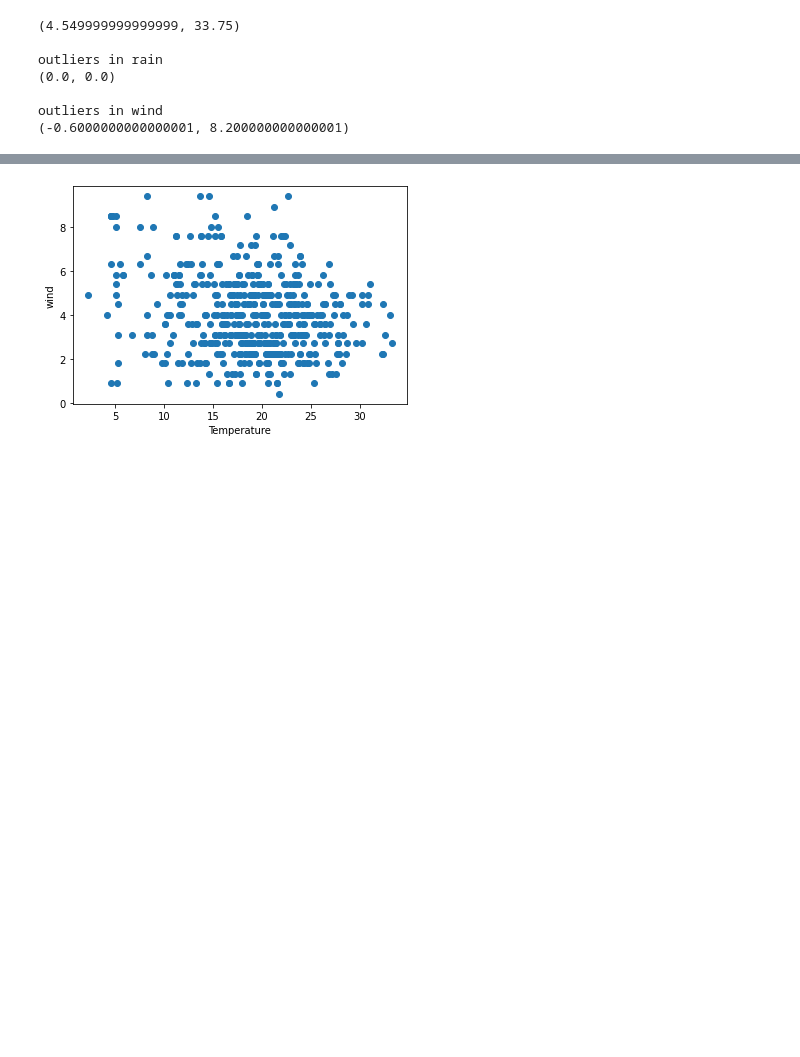
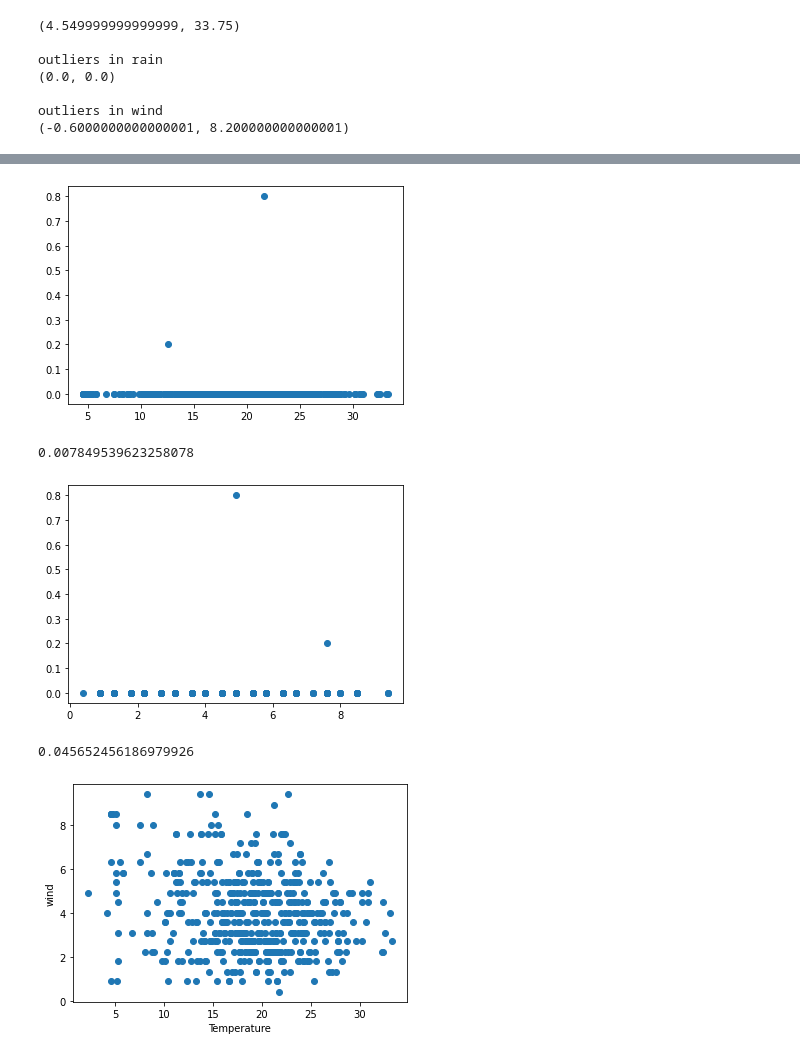
Before and after one commit to lkarjun/data-science-from-scratch, a Jupyter notebook: ChapterFive/Statistics.ipynb, the cells around one changed output, grey strips where cells are left out. Saved outputs shown, nothing was run; the diff lists cells and outputs as text; code cells hidden in the pictures; blank space fills up the shorter version.

```diff
--- a/ChapterFive/Statistics.ipynb
+++ b/ChapterFive/Statistics.ipynb
@@ -398,3 +413,15 @@ print(correlation(temp_good, wind_good))
+# %%
+plt.scatter(temp_good, rain_good)
+plt.show()
+print(correlation(temp_good, rain_good));print()
+plt.scatter(wind_good, rain_good)
+plt.show()
+print(correlation(rain_good, wind_good))
+# %% [output]
+[figure, added]
+0.007849539623258078
+[figure, added]
+0.045652456186979926
 # %%
 plt.scatter(temp, wind)
 plt.xlabel('Temperature')
```
Also changed, not shown: parts of 2 cells of this notebook, 1 other file.
